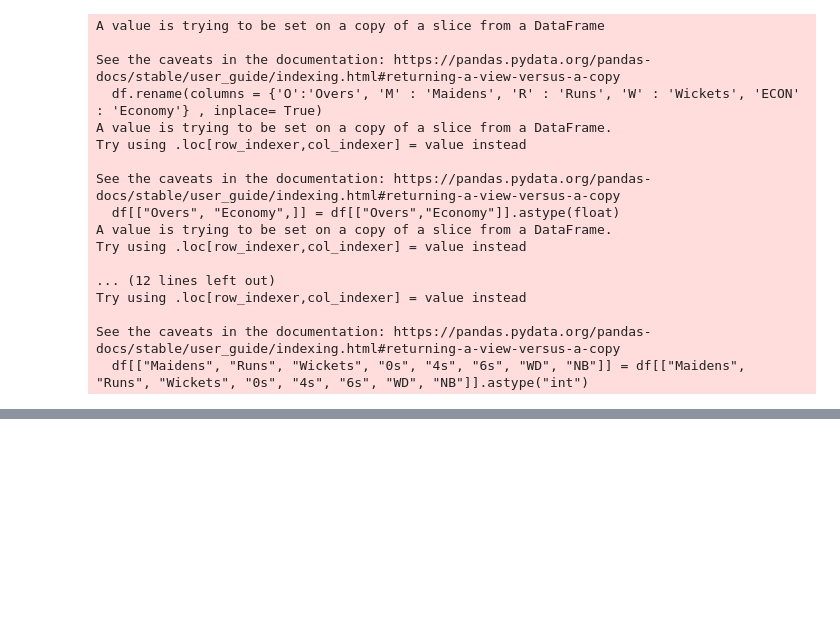
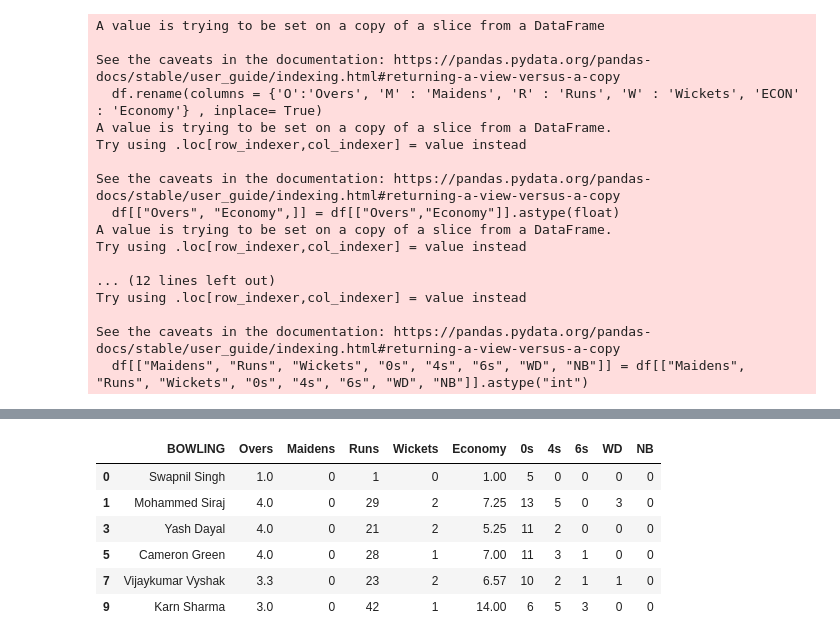
Before and after one commit to TheLameOne/dream11, a Jupyter notebook: fantasypoints.ipynb, the cells around one changed output, grey strips where cells are left out. Cells and saved outputs as stored; diff of their text form; code cells hidden in the pictures; blank space fills up the shorter version.

```diff
--- a/fantasypoints.ipynb
+++ b/fantasypoints.ipynb
@@ -312,0 +365,10 @@ x
+# %%
+team1bowling
+# %% [output]
+|  | BOWLING | Overs | Maidens | Runs | Wickets | Economy | 0s | 4s | 6s | WD | NB |
+| 0 | Swapnil Singh | 1.0 | 0 | 1 | 0 | 1.00 | 5 | 0 | 0 | 0 | 0 |
+| 1 | Mohammed Siraj | 4.0 | 0 | 29 | 2 | 7.25 | 13 | 5 | 0 | 3 | 0 |
+| 3 | Yash Dayal | 4.0 | 0 | 21 | 2 | 5.25 | 11 | 2 | 0 | 0 | 0 |
+| 5 | Cameron Green | 4.0 | 0 | 28 | 1 | 7.00 | 11 | 3 | 1 | 0 | 0 |
+| 7 | Vijaykumar Vyshak | 3.3 | 0 | 23 | 2 | 6.57 | 10 | 2 | 1 | 1 | 0 |
+| 9 | Karn Sharma | 3.0 | 0 | 42 | 1 | 14.00 | 6 | 5 | 3 | 0 | 0 |
```
Also changed, not shown: parts of 18 cells of this notebook.
